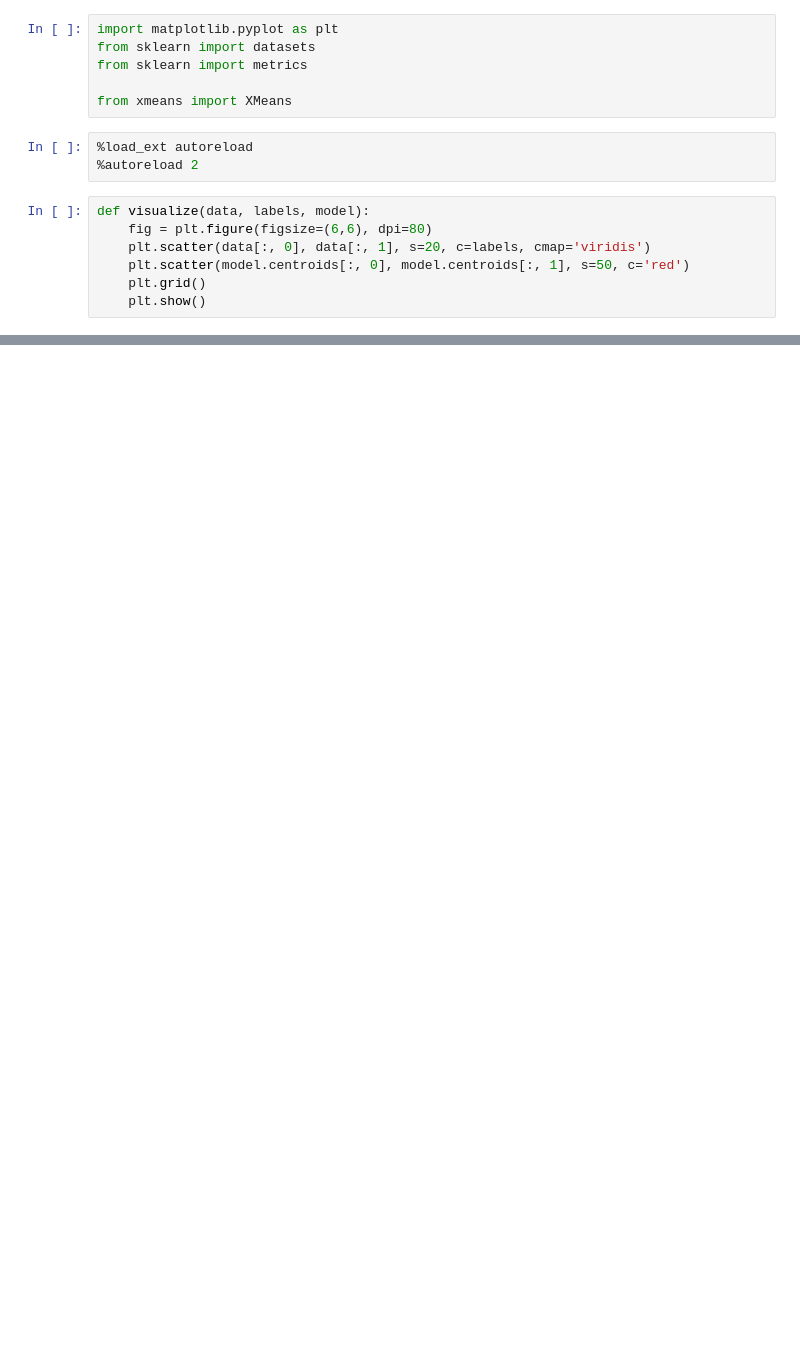
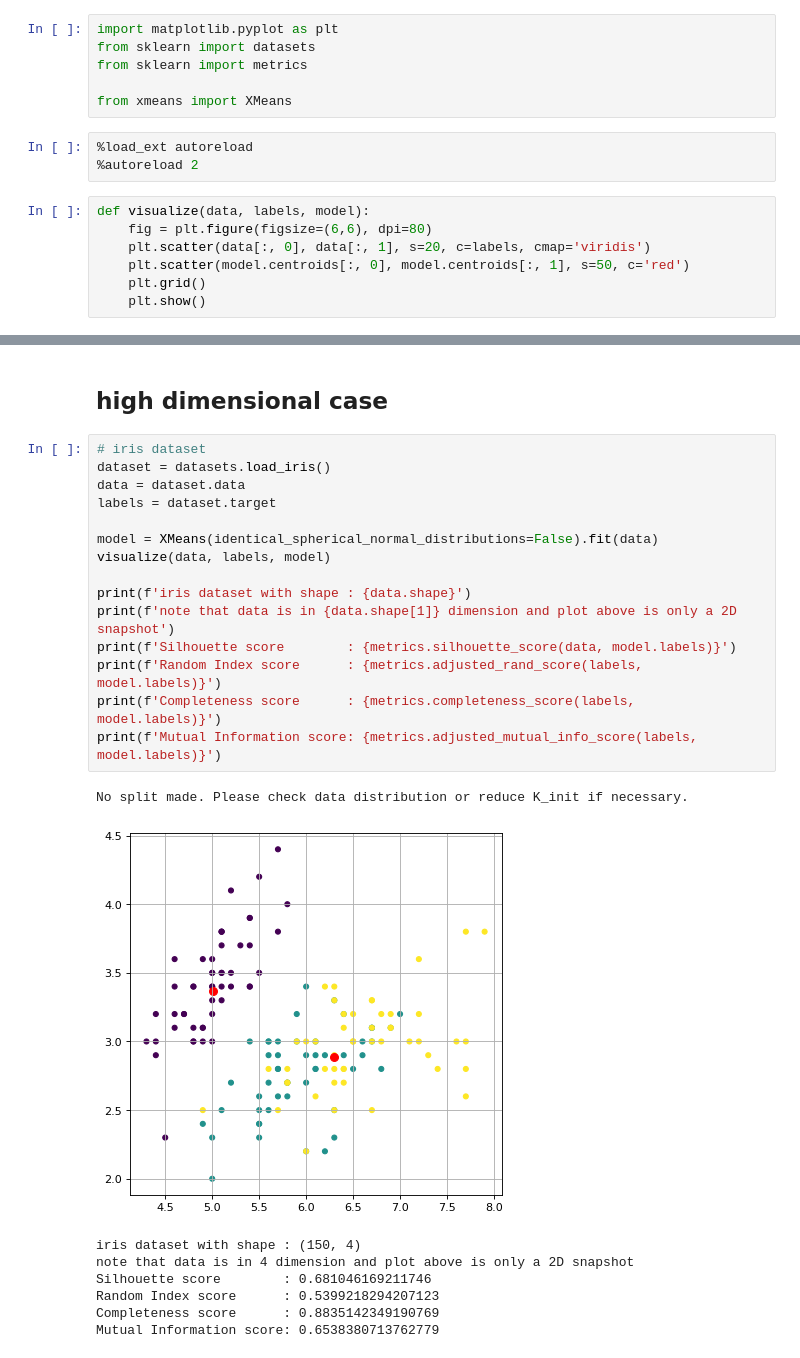
Before and after one commit to Albert-Z-Guo/X-means, a Jupyter notebook: tests.ipynb, the cells around one changed output, grey strips where cells are left out. Cells and saved outputs as stored; diff of their text form; blank space fills up the shorter version.

```diff
--- a/tests.ipynb
+++ b/tests.ipynb
@@ -84,0 +87,26 @@ Mutual Information score: 0.8143675661651159
+# %% [markdown]
+## high dimensional case
+# %%
+# iris dataset
+dataset = datasets.load_iris()
+data = dataset.data
+labels = dataset.target
+
+model = XMeans(identical_spherical_normal_distributions=False).fit(data)
+visualize(data, labels, model)
+
+print(f'iris dataset with shape : {data.shape}')
+print(f'note that data is in {data.shape[1]} dimension and plot above is only a 2D snapshot')
+print(f'Silhouette score        : {metrics.silhouette_score(data, model.labels)}')
+print(f'Random Index score      : {metrics.adjusted_rand_score(labels, model.labels)}')
+print(f'Completeness score      : {metrics.completeness_score(labels, model.labels)}')
+print(f'Mutual Information score: {metrics.adjusted_mutual_info_score(labels, model.labels)}')
+# %% [output]
+No split made. Please check data distribution or reduce K_init if necessary.
+[figure, added]
+iris dataset with shape : (150, 4)
+note that data is in 4 dimension and plot above is only a 2D snapshot
+Silhouette score        : 0.681046169211746
+Random Index score      : 0.5399218294207123
+Completeness score      : 0.8835142349190769
+Mutual Information score: 0.6538380713762779
```
Also changed, not shown: parts of 4 cells of this notebook, 1 other file.
